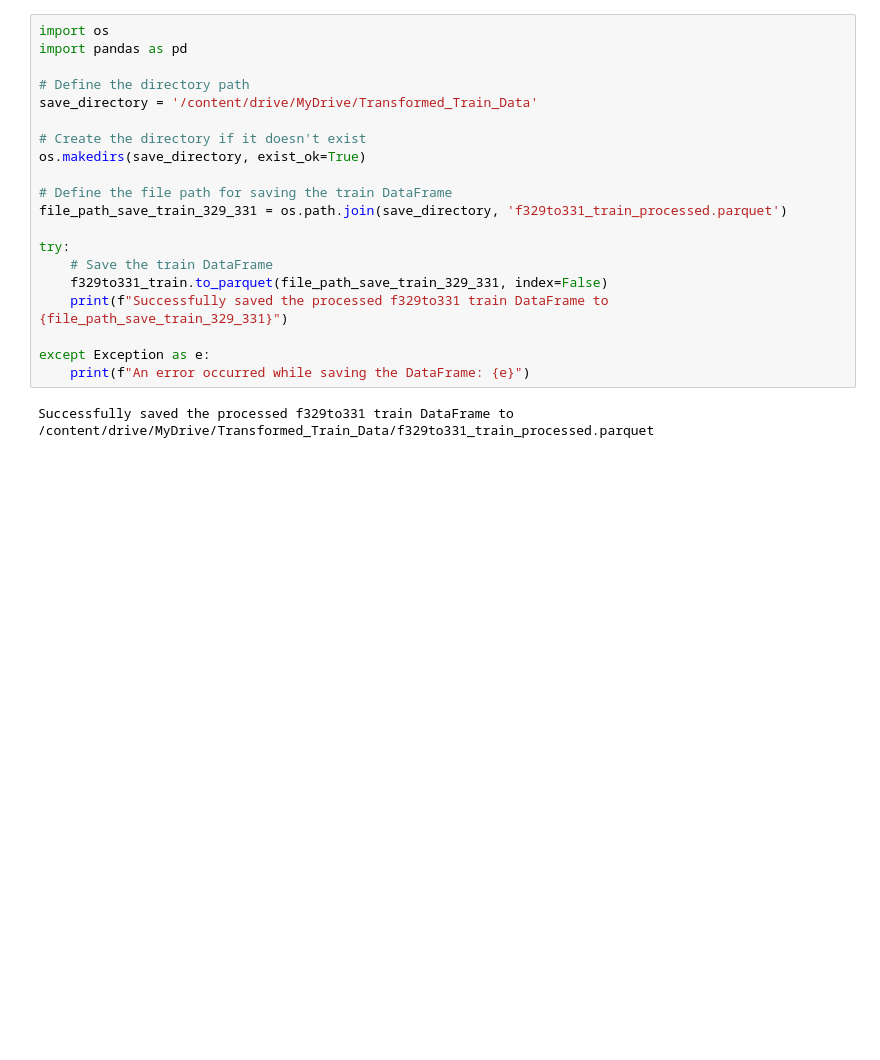
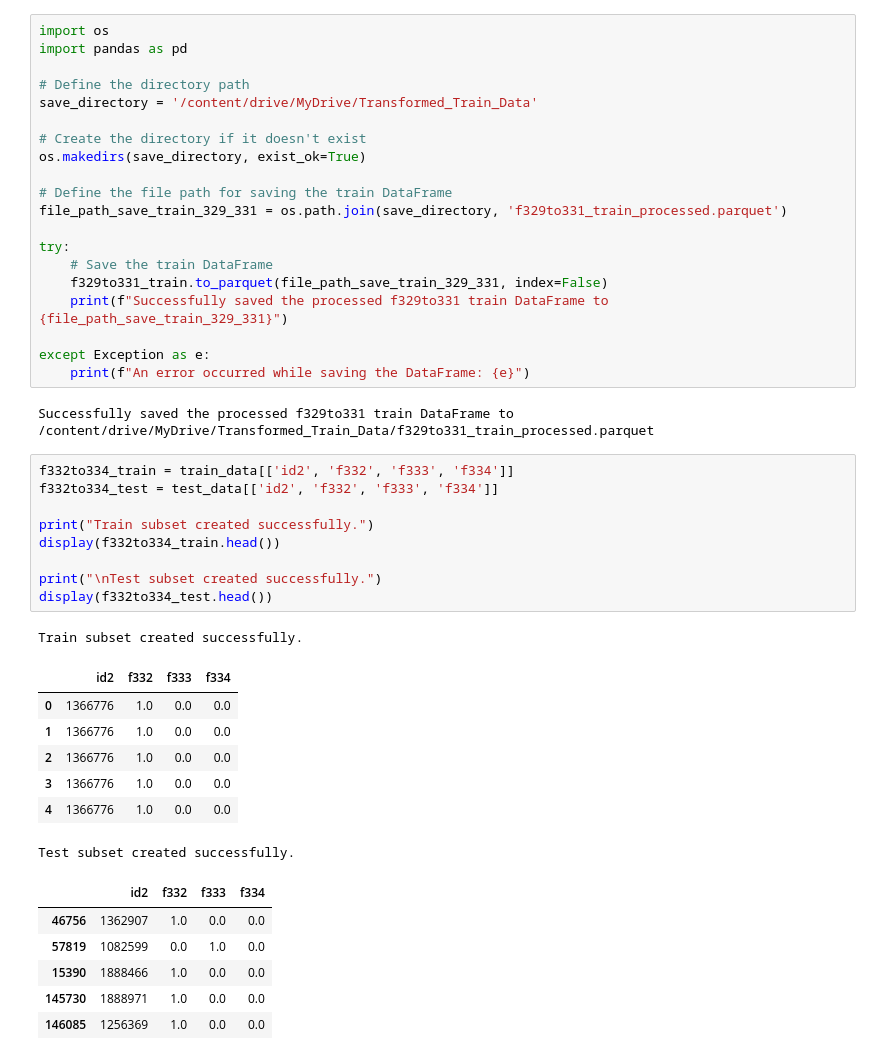
Before and after one commit to rishabh-0042/American_Express_Hackathon_25-2025, a Jupyter notebook: Feature_Engineering3.ipynb, the cells around one changed output. Saved outputs shown, nothing was run; the diff lists cells and outputs as text; blank space fills up the shorter version.

```diff
--- a/Feature_Engineering3.ipynb
+++ b/Feature_Engineering3.ipynb
@@ -1038,3 +1038,27 @@ except Exception as e:
     print(f"An error occurred while saving the DataFrame: {e}")
 # %% [output]
 Successfully saved the processed f329to331 train DataFrame to /content/drive/MyDrive/Transformed_Train_Data/f329to331_train_processed.parquet
+# %%
+f332to334_train = train_data[['id2', 'f332', 'f333', 'f334']]
+f332to334_test = test_data[['id2', 'f332', 'f333', 'f334']]
+
+print("Train subset created successfully.")
+display(f332to334_train.head())
+
+print("\nTest subset created successfully.")
+display(f332to334_test.head())
+# %% [output]
+Train subset created successfully.
+|  | id2 | f332 | f333 | f334 |
+| 0 | 1366776 | 1.0 | 0.0 | 0.0 |
+| 1 | 1366776 | 1.0 | 0.0 | 0.0 |
+| 2 | 1366776 | 1.0 | 0.0 | 0.0 |
+| 3 | 1366776 | 1.0 | 0.0 | 0.0 |
+| 4 | 1366776 | 1.0 | 0.0 | 0.0 |
+Test subset created successfully.
+|  | id2 | f332 | f333 | f334 |
+| 46756 | 1362907 | 1.0 | 0.0 | 0.0 |
+| 57819 | 1082599 | 0.0 | 1.0 | 0.0 |
+| 15390 | 1888466 | 1.0 | 0.0 | 0.0 |
+| 145730 | 1888971 | 1.0 | 0.0 | 0.0 |
+| 146085 | 1256369 | 1.0 | 0.0 | 0.0 |
```
Also changed, not shown: parts of 3 cells of this notebook.
